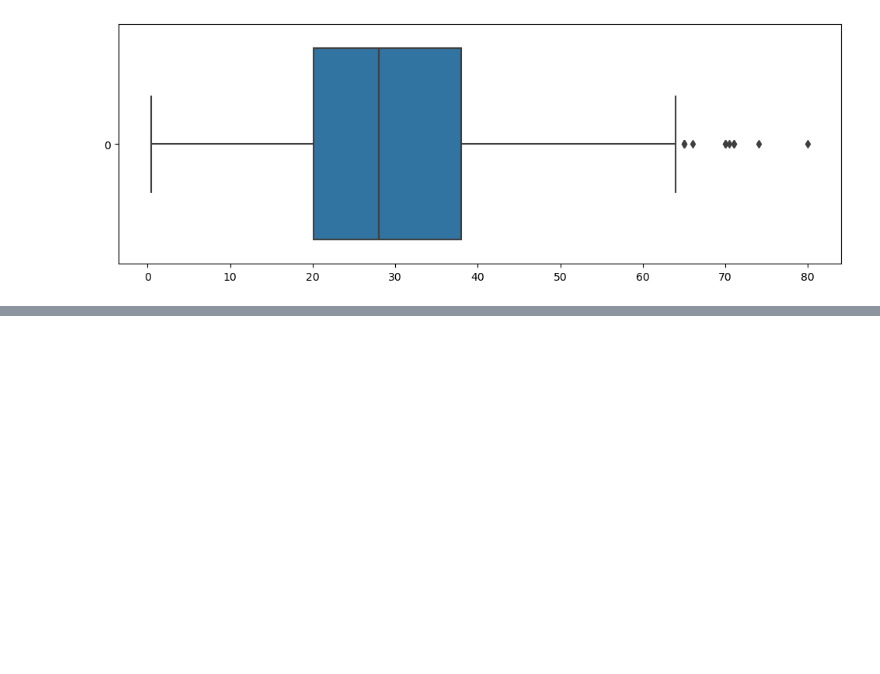
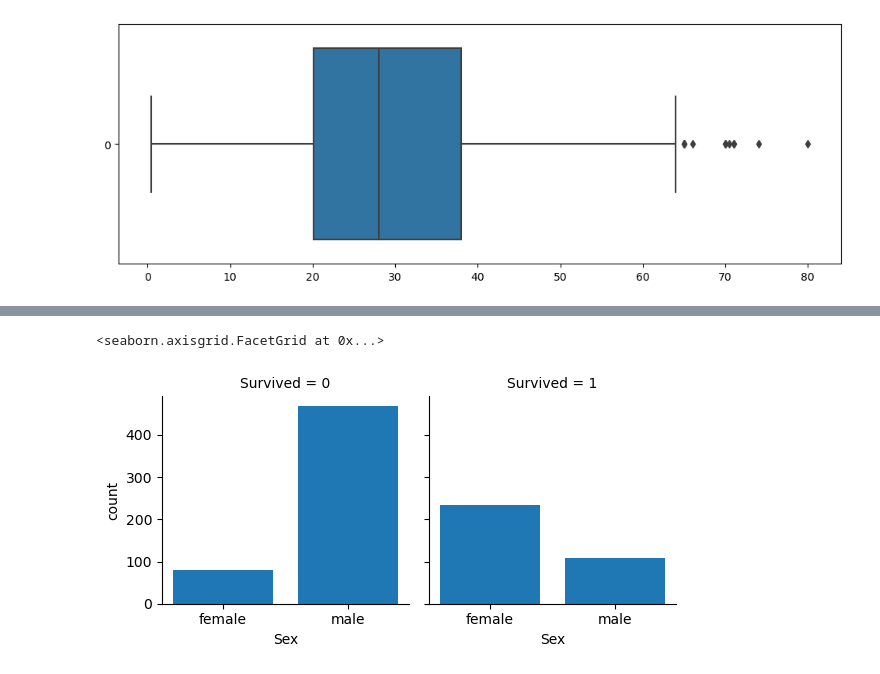
Before and after one commit to treeevisan/Data-Projects, a Jupyter notebook: titanic_ml.ipynb, the cells around one changed output, grey strips where cells are left out. Cells and saved outputs as stored; diff of their text form; code cells hidden in the pictures; blank space fills up the shorter version.

```diff
--- a/titanic_ml.ipynb
+++ b/titanic_ml.ipynb
@@ -167,7 +167,7 @@ Name: count, dtype: int64
 # %% [markdown]
 ### Excluding columns useless for the model
 # %%
-traindf = traindf.drop(['Name', 'Ticket', 'Fare', 'Cabin'],axis=1)
+traindf = traindf.drop(['PassengerId', 'Ticket', 'Fare', 'Cabin'],axis=1)
 
 traindf.info()
 # %% [output]
@@ -242,0 +223,18 @@ fig = sns.boxplot(traindf['Age'], orient='h')
+# %%
+suv_df = pd.DataFrame(traindf[['Sex', 'Survived']].value_counts().groupby(['Survived','Sex']).sum()).reset_index()
+print("--" * 15)
+print(" " * 9, "Sex Counts")
+print("--" * 15)
+display(suv_df)
+
+#for line in range(len(suv_df)):
+
+suv_norm= pd.DataFrame(traindf[['Sex', 'Survived']].groupby('Sex', as_index=False).mean())
+print("--" * 15)
+print(" " * 7, "Survival Rate")
+print("--" * 15)
+display(suv_norm)
+
+# ax = sns.barplot(suv_df, x='Sex', y='count', hue='Survived')
+# ax.bar_label(ax.containers[0])
+# ax.bar_label(ax.containers[1])
@@ -242,0 +256,6 @@ fig = sns.boxplot(traindf['Age'], orient='h')
+# %%
+g = sns.FacetGrid(suv_df, col='Survived')
+g.map(plt.bar,'Sex', 'count')
+# %% [output]
+<seaborn.axisgrid.FacetGrid at 0x...>
+[figure, added]
```
Also changed, not shown: parts of 8 cells of this notebook.
